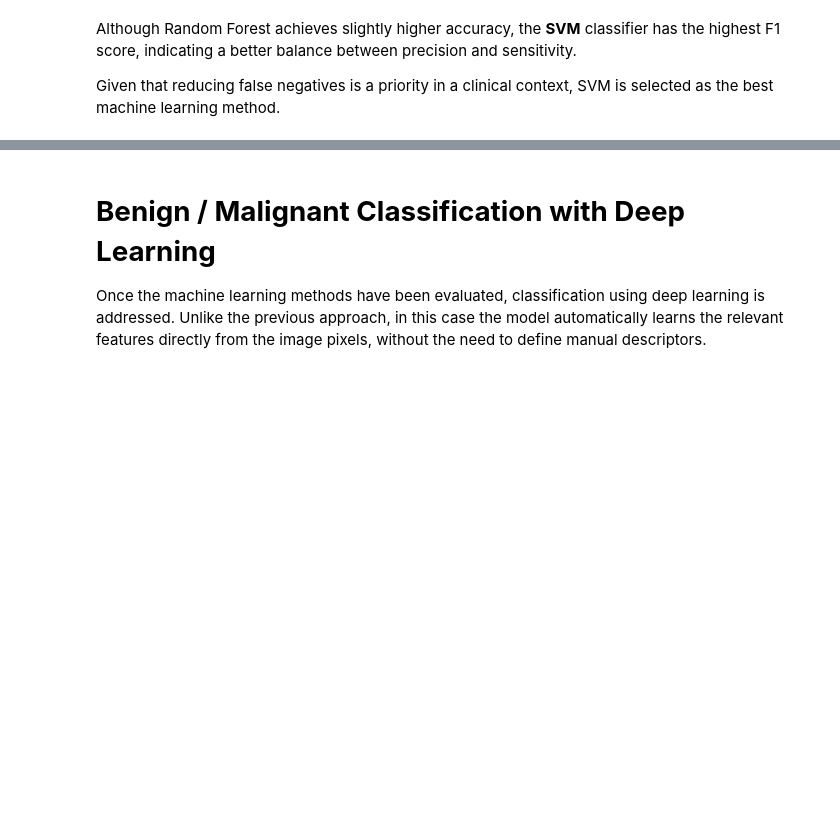
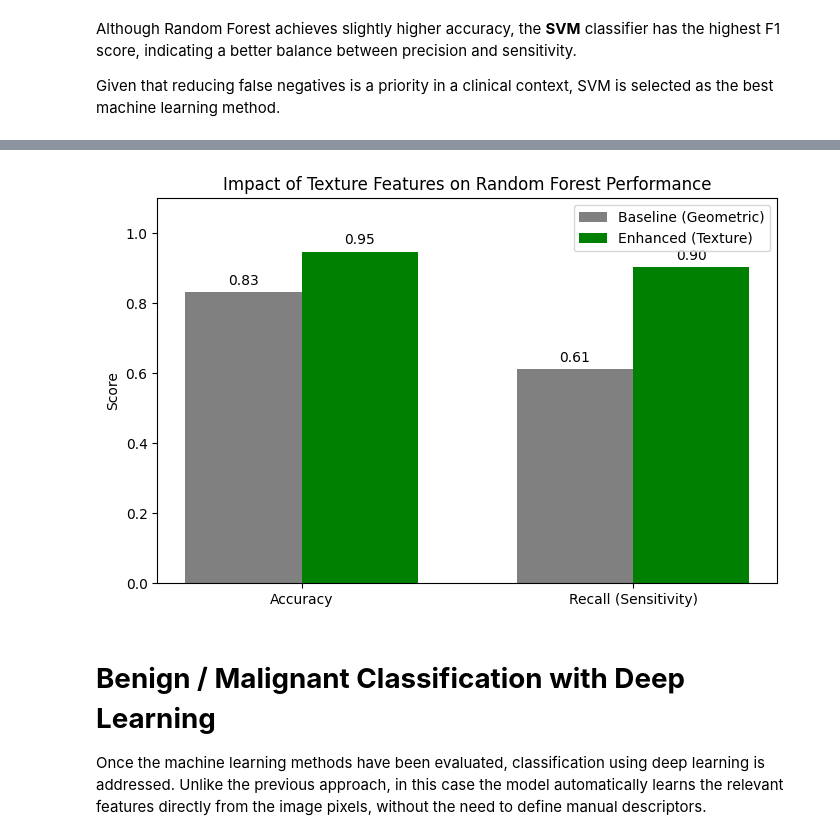
Before and after one commit to Lgonrat/trabajo-admeav, a Jupyter notebook: ML_DL_finalProject.ipynb, the cells around one changed output, grey strips where cells are left out. Drawn from its saved outputs; the diff is of its cells as text; code cells hidden in the pictures; blank space fills up the shorter version.

```diff
--- a/ML_DL_finalProject.ipynb
+++ b/ML_DL_finalProject.ipynb
@@ -47,6 +51,8 @@ Mounted at /content/drive
     - MASKS
 # %%
 DATASET_DIR = '/content/drive/MyDrive/Colab Notebooks/ADMEAV/trabajo-admeav/DATASET'  #ruta lucia
+# %%
+DATASET_DIR = '/content/drive/MyDrive/trabajo-admeav/DATASET'
 # %% [markdown]
 ## 3. Feature Extraction
 
@@ -262,3 +365,42 @@ Given that reducing false negatives is a priority in a clinical context, SVM is
+# %%
+# Datos manuales o extraídos de tus variables
+# (Suponiendo que 'accuracy' es tu lista de resultados anterior, el índice 2 era RF)
+rf_baseline_acc = 0.833  # Pon aquí tu valor anterior exacto
+rf_baseline_rec = 0.612  # Pon aquí tu valor anterior exacto
+
+labels = ['Accuracy', 'Recall (Sensitivity)']
+baseline_vals = [rf_baseline_acc, rf_baseline_rec]
+enhanced_vals = [acc_enh, rec_enh]
+
+x = np.arange(len(labels))
+width = 0.35
+
+fig, ax = plt.subplots(figsize=(8, 5))
+rects1 = ax.bar(x - width/2, baseline_vals, width, label='Baseline (Geometric)', color='gray')
+rects2 = ax.bar(x + width/2, enhanced_vals, width, label='Enhanced (Texture)', color='green')
+
+ax.set_ylabel('Score')
+ax.set_title('Impact of Texture Features on Random Forest Performance')
+ax.set_xticks(x)
+ax.set_xticklabels(labels)
+ax.set_ylim(0, 1.1)
+ax.legend()
+
+# Añadir etiquetas de valor encima de las barras
+def autolabel(rects):
+    for rect in rects:
+        height = rect.get_height()
+        ax.annotate(f'{height:.2f}',
+                    xy=(rect.get_x() + rect.get_width() / 2, height),
+                    xytext=(0, 3), textcoords="offset points",
+                    ha='center', va='bottom')
+
+autolabel(rects1)
+autolabel(rects2)
+
+plt.show()
+# %% [output]
+[figure, added]
 # %% [markdown]
 # **Benign / Malignant Classification with Deep Learning**
 
```
Also changed, not shown: parts of 10 cells of this notebook.
